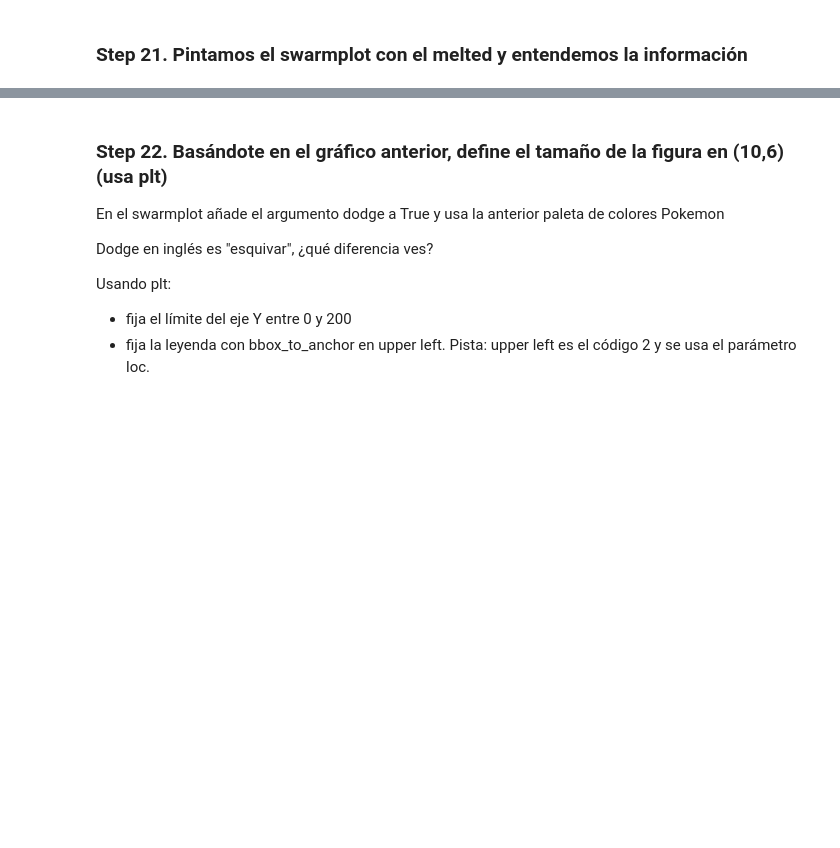
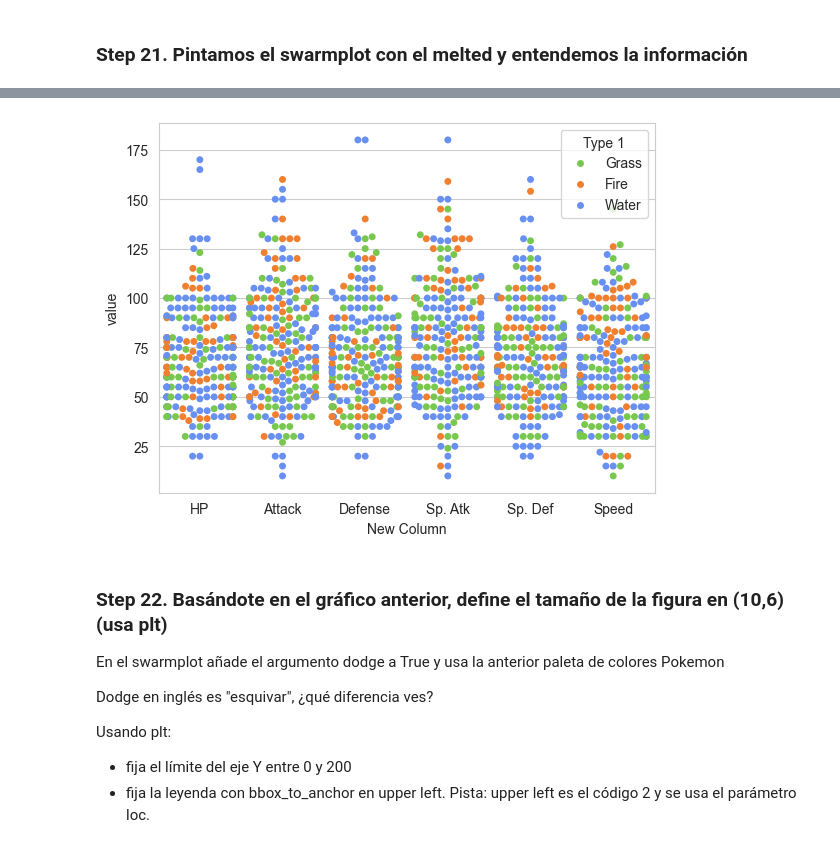
Before and after one commit to fpalvim/DS102024, a Jupyter notebook: 2-DataAnalysis/5-Visualizacion/Practica/Pokemon/Pokemon_viz.ipynb, the cells around one changed output, grey strips where cells are left out. Cells and saved outputs as stored; diff of their text form; code cells hidden in the pictures; blank space fills up the shorter version.

```diff
--- a/2-DataAnalysis/5-Visualizacion/Practica/Pokemon/Pokemon_viz.ipynb
+++ b/2-DataAnalysis/5-Visualizacion/Practica/Pokemon/Pokemon_viz.ipynb
@@ -159,2 +179,4 @@ Escribimos `df_grass_fire_water.melt(id_vars=['Name', 'Type 1'], value_vars=[...
+# %%
+melted_filtered_df = filtered_df.melt(id_vars=["Name", "Type 1"], value_vars=["HP","Attack","Defense","Sp. Atk","Sp. Def","Speed"], var_name="New Column")
 # %% [markdown]
 ### Step 21. Pintamos el swarmplot con el melted y entendemos la información
@@ -164,3 +183,7 @@ Escribimos `df_grass_fire_water.melt(id_vars=['Name', 'Type 1'], value_vars=[...
+# %%
+sns.swarmplot(data=melted_filtered_df, x="New Column", y="value", palette=colors, hue="Type 1");
+# %% [output]
+[figure, added]
 # %% [markdown]
 ### Step 22. Basándote en el gráfico anterior, define el tamaño de la figura en (10,6) (usa plt)
 En el swarmplot añade el argumento dodge a True y usa la anterior paleta de colores Pokemon
```
Also changed, not shown: parts of 33 cells of this notebook, 5 other files.
